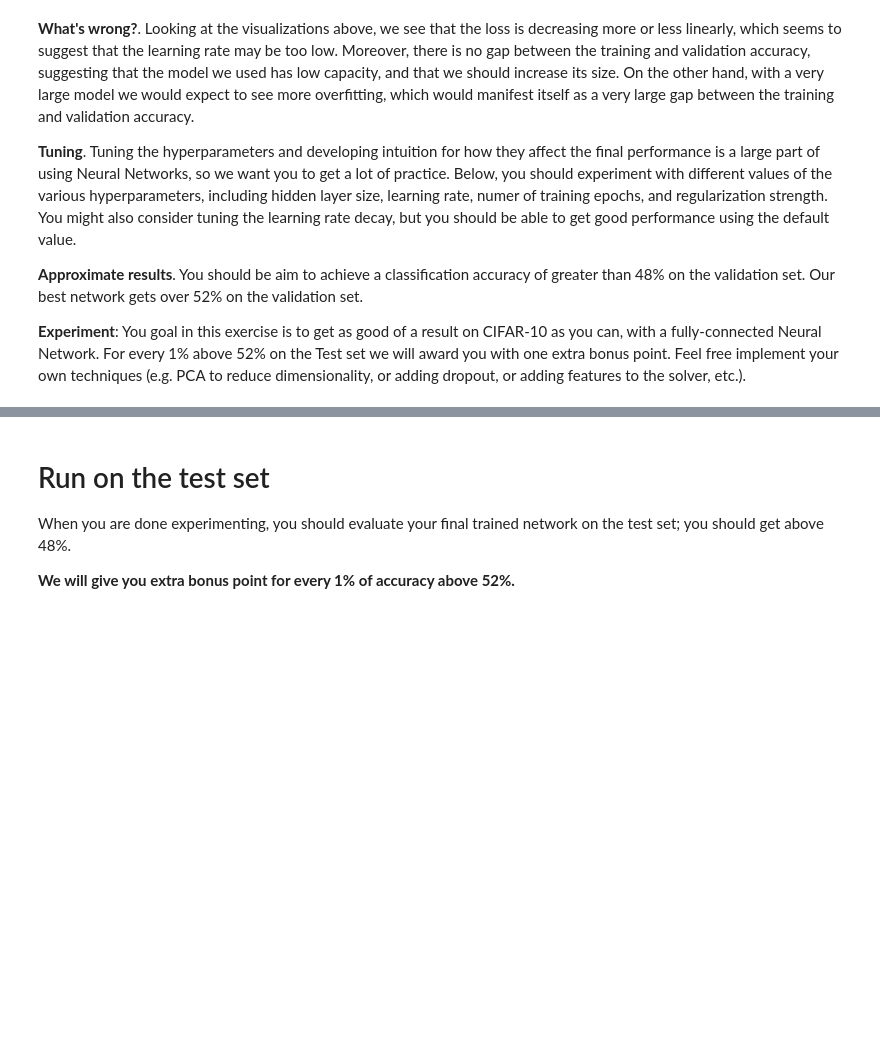
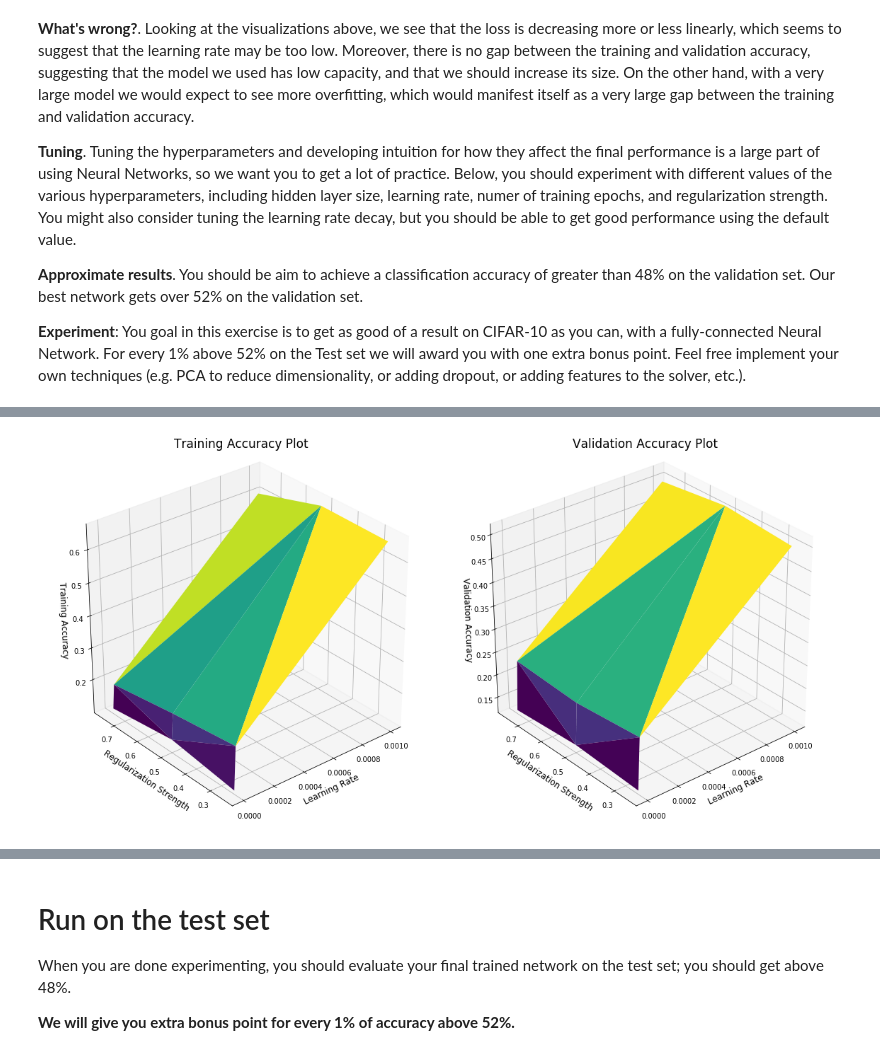
Before and after one commit to seankala/cs231n, a Jupyter notebook: assignments/assignment1/two_layer_net.ipynb, the cells around one changed output, grey strips where cells are left out. Drawn from its saved outputs; the diff is of its cells as text; code cells hidden in the pictures; blank space fills up the shorter version.

```diff
--- a/assignments/assignment1/two_layer_net.ipynb
+++ b/assignments/assignment1/two_layer_net.ipynb
@@ -227,6 +284,9 @@ show_net_weights(net)
 
 **Experiment**: You goal in this exercise is to get as good of a result on CIFAR-10 as you can, with a fully-connected Neural Network. For every 1% above 52% on the Test set we will award you with one extra bonus point. Feel free implement your own techniques (e.g. PCA to reduce dimensionality, or adding dropout, or adding features to the solver, etc.).
 # %%
+import time
+
+
 best_net = None # store the best model into this
 
 #################################################################################
@@ -245,13 +305,18 @@ best_net = None # store the best model into this
 results = {}
 best_val = -1
 hidden_layer_sizes = [1024]
-learning_rates = [1e-7, 1e-5]
-regularization_strengths = [0.25, 0.5]
+learning_rates = [1e-7, 1e-5, 1e-3]
+regularization_strengths = [0.25, 0.5, 0.75]
 best_net = None
 
+result_dict = {} # Added in by Seankala.
+
+start = time.time() # Added in by Seankala.
 for size in hidden_layer_sizes:
     for lr in learning_rates:
         for reg in regularization_strengths:
+            result_dict[(lr, reg)] = (0, 0) # Added in by Seankala.
+
             print('size: {}\tlr: {}\treg: {}'.format(size, lr, reg))
             print('========================================')
             neural_net = TwoLayerNet(input_size, size, num_classes)
@@ -260,12 +325,16 @@ for size in hidden_layer_sizes:
             print('train acc: {0:.2f}'.format(hist['train_acc_history'][-1]))
             print('val acc: {0:.2f}'.format(hist['val_acc_history'][-1]))
 
-            if best_val > hist['val_acc_history'][-1]:
+            if best_val < hist['val_acc_history'][-1]:
                 best_val = hist['val_acc_history'][-1]
                 best_net = neural_net
 
+            result_dict[(lr, reg)] = (hist['train_acc_history'][-1], hist['val_acc_history'][-1]) # Added in by Seankala.
+
             print()
+            print('Took {0:.2f} seconds.'.format(time.time() - start))
         print()
+        print('Took {0:.2f} seconds.'.format(time.time() - start))
     print()
 
 print()
@@ -277,3 +364,43 @@ print('Best validation accuracy achieved {0:.2f}'.format(best_val))
+# %%
+# This section is added by me. Let's plot the training and validation accuracies w.r.t.
+#   the respective learning rates and regularization strengths.
+#
+# These two plots, combined with the numeric results we see above, show us that the
+#   best learning rate is 0.001 and the best regularization strength value is 0.5.
+
+%matplotlib inline
+from mpl_toolkits.mplot3d.axes3d import Axes3D, get_test_data
+from matplotlib import cm
+
+
+x = np.array(list(result_dict.keys()))[:, 0]
+y = np.array(list(result_dict.keys()))[:, 1]
+train_values = np.array(list(result_dict.values()))[:, 0]
+val_values = np.array(list(result_dict.values()))[:, 1]
+
+fig = plt.figure(figsize=(16, 8))
+
+ax = fig.add_subplot(1, 2, 1, projection='3d')
+ax.set_xlabel('Learning Rate', fontsize=12)
+ax.set_ylabel('Regularization Strength', fontsize=12)
+ax.set_zlabel('Training Accuracy', fontsize=12)
+ax.plot_trisurf(x, y, train_values, shade=True, cmap='viridis')
+ax.view_init(30, -130)
+ax.set_title('Training Accuracy Plot', fontsize=17, y=1.05)
+
+ax2 = fig.add_subplot(1, 2, 2, projection='3d')
+ax2.set_xlabel('Learning Rate', fontsize=12)
+ax2.set_ylabel('Regularization Strength', fontsize=12)
+ax2.set_zlabel('Validation Accuracy', fontsize=12)
+ax2.plot_trisurf(x, y, val_values, shade=True, cmap='viridis')
+ax2.view_init(30, -130)
+ax2.set_title('Validation Accuracy Plot', fontsize=17, y=1.05)
+
+plt.tight_layout()
+
+plt.show()
+# %% [output]
+[figure, added]
 # %%
 # visualize the weights of the best network
 show_net_weights(best_net)
```
Also changed, not shown: parts of 11 cells of this notebook.
